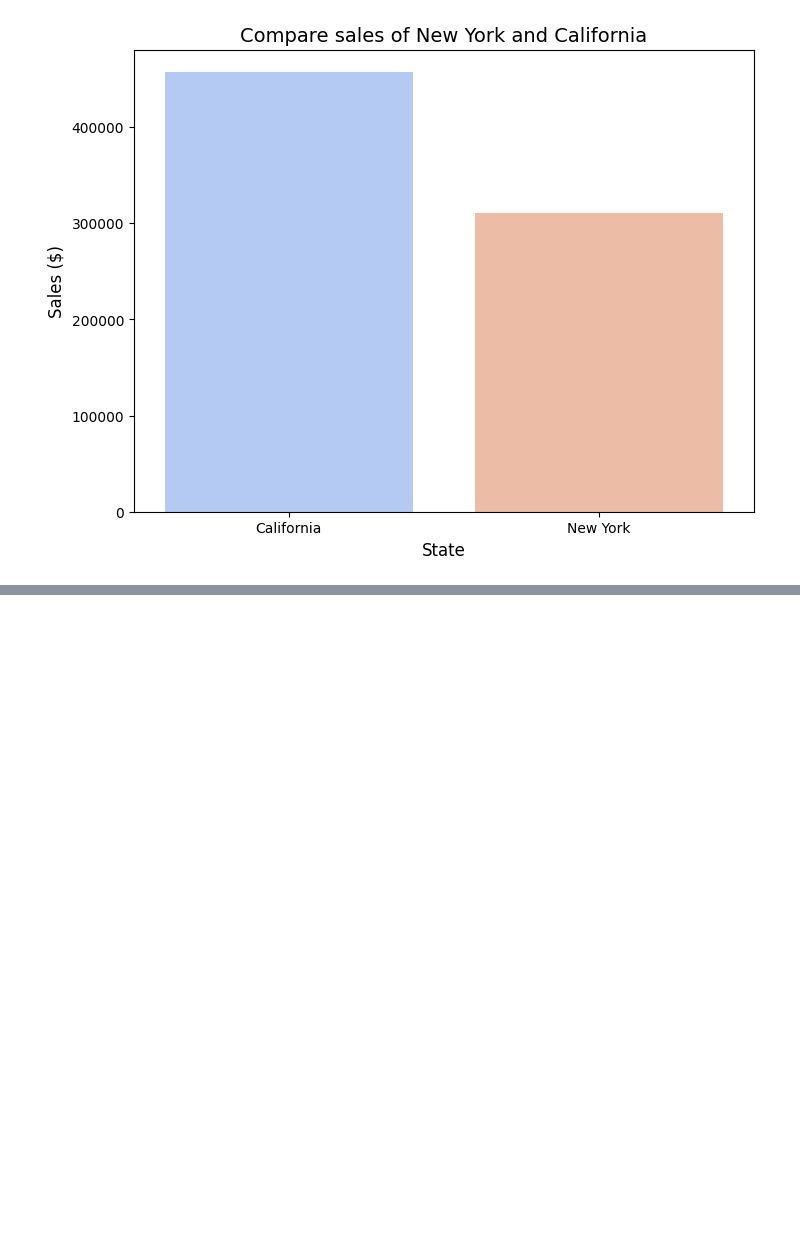
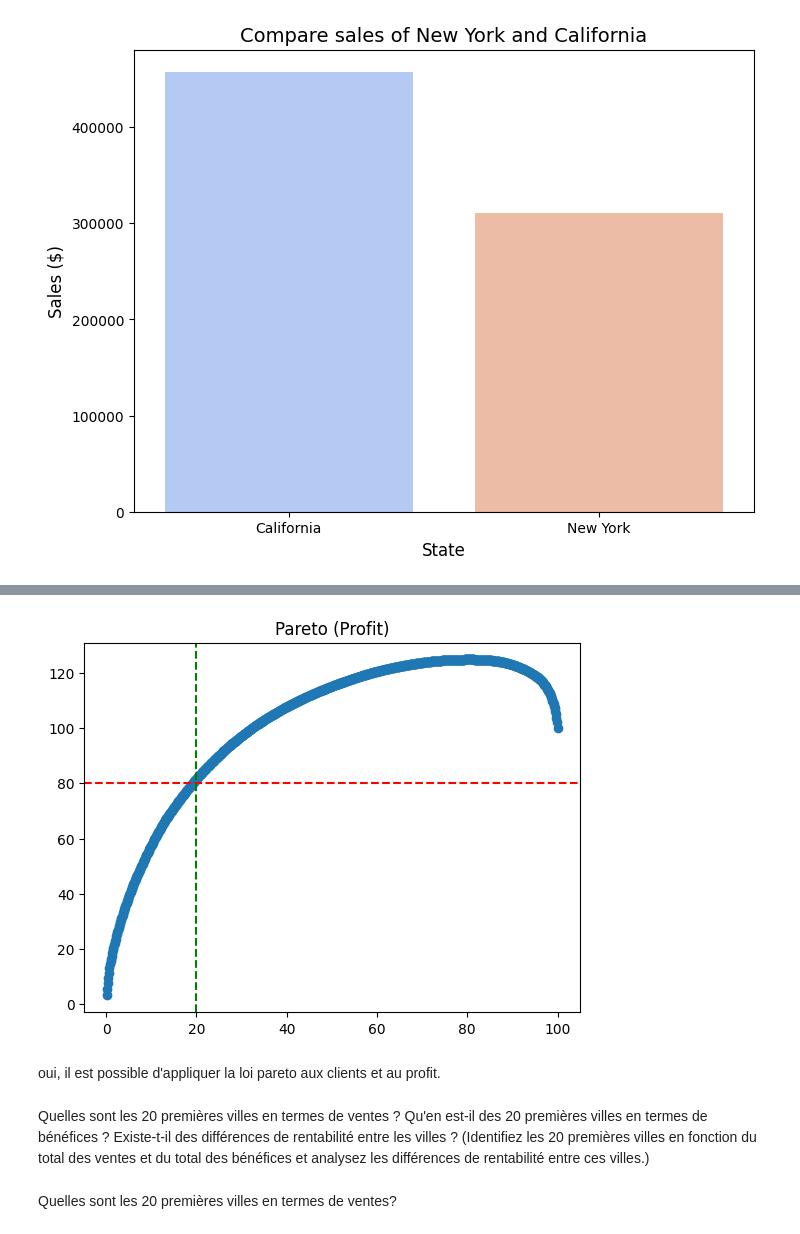
Before and after one commit to rikia07/bootcamp_GenAi_fev2025, a Jupyter notebook: week2/day5/exercices_D5.ipynb, the cells around one changed output, grey strips where cells are left out. Saved outputs shown, nothing was run; the diff lists cells and outputs as text; code cells hidden in the pictures; blank space fills up the shorter version.

```diff
--- a/week2/day5/exercices_D5.ipynb
+++ b/week2/day5/exercices_D5.ipynb
@@ -214,0 +258,3 @@ Passing `palette` without assigning `hue` is deprecated and will be removed in v
+# %%
+customers_profit = df_stores.groupby("Customer Name")["Profit"].sum().sort_values(ascending=False)
+print(customers_profit)
@@ -214,0 +309,3 @@ Passing `palette` without assigning `hue` is deprecated and will be removed in v
+# %%
+customers_tt = len(customers_profit)
+print(customers_tt)
@@ -214,0 +314,3 @@ Passing `palette` without assigning `hue` is deprecated and will be removed in v
+# %%
+customers_percentage = (customers_profit.rank(method="first", ascending=False) / customers_tt) * 100
+print(customers_percentage)
@@ -214,0 +331,17 @@ Passing `palette` without assigning `hue` is deprecated and will be removed in v
+# %%
+customers_profit = df_stores.groupby("Customer Name")["Profit"].sum().sort_values(ascending=False)
+cumsum_profit = customers_profit.cumsum() / customers_profit.sum()*100
+plt.plot(customers_percentage.values, cumsum_profit.values, marker="o")
+# plt.plot(percentage_clients, cumsum_profit.values, marker="o")
+plt.axhline(y=80, color="r", linestyle="--", label="80% du Profit")
+plt.axvline(x=20, color="g", linestyle="--", label="20% des Clients")
+plt.title("Pareto (Profit)")
+plt.show()
+# %% [output]
+[figure, added]
+# %% [markdown]
+oui, il est possible d'appliquer la loi pareto aux clients et au profit.
+# %% [markdown]
+Quelles sont les 20 premières villes en termes de ventes ? Qu'en est-il des 20 premières villes en termes de bénéfices ? Existe-t-il des différences de rentabilité entre les villes ? (Identifiez les 20 premières villes en fonction du total des ventes et du total des bénéfices et analysez les différences de rentabilité entre ces villes.)
+# %% [markdown]
+Quelles sont les 20 premières villes en termes de ventes?
```
Also changed, not shown: parts of 29 cells of this notebook, 2 other files.
